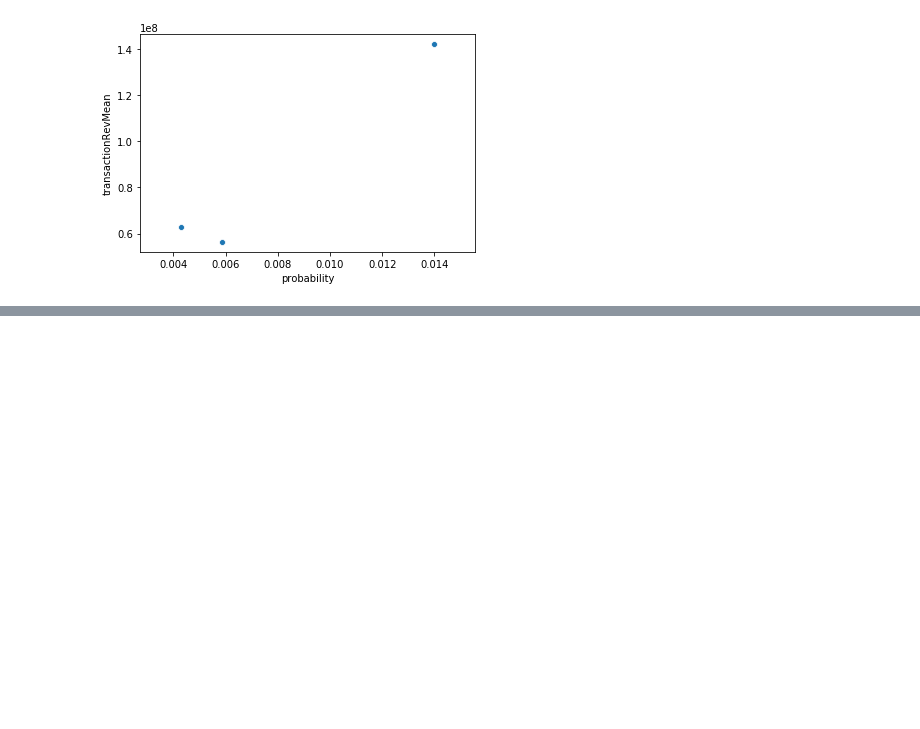
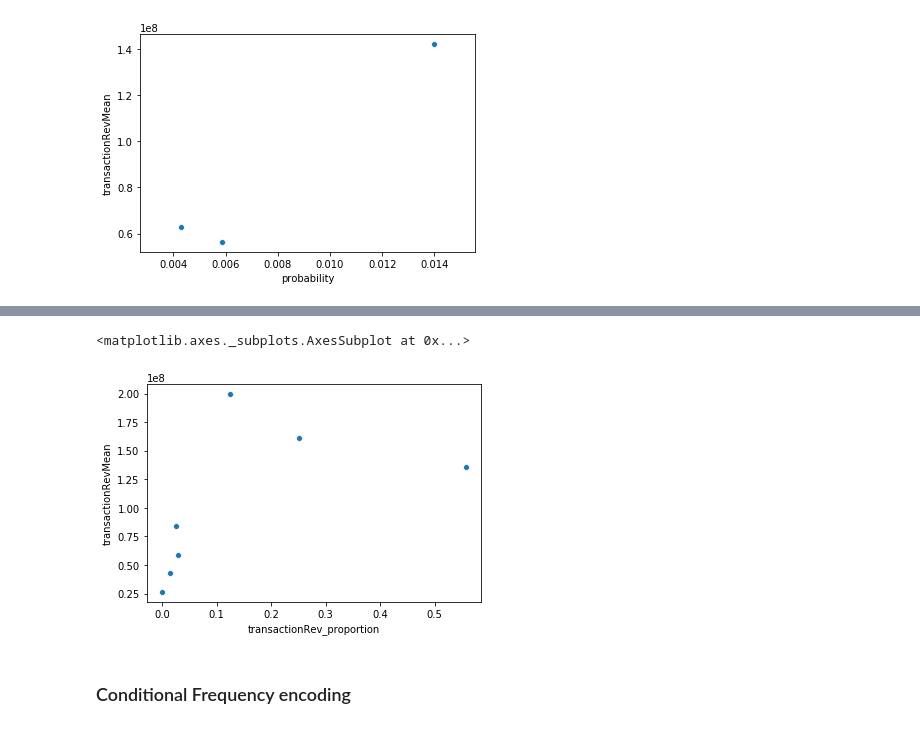
Before and after one commit to Pavan-Sangha/Kaggle-Google-Analytics-Customer-Revenue, a Jupyter notebook: feature_analysis.ipynb, the cells around one changed output, grey strips where cells are left out. Drawn from its saved outputs; the diff is of its cells as text; code cells hidden in the pictures; blank space fills up the shorter version.

Commit message:
finished analysing device features with category and OS

```diff
--- a/feature_analysis.ipynb
+++ b/feature_analysis.ipynb
@@ -385,0 +427,9 @@ sns.scatterplot(x='probability',y='transactionRevMean', data = device_category)
+# %%
+device_os = train.groupby('device.operatingSystem').agg({'totals.transactionRevenue':{'transactionRevSum':np.sum,'transactionRevMean':np.mean},'is_transaction':{'is_transaction_sum':np.sum}     })
+device_os.reset_index(inplace = True)
+device_os.columns = device_os.columns.droplevel(0)
+
+device_os['transactionRev_proportion'] = device_os['transactionRevSum']/train['totals.transactionRevenue'].sum()
+
+
+device_os
@@ -385,0 +454,7 @@ sns.scatterplot(x='probability',y='transactionRevMean', data = device_category)
+# %%
+sns.scatterplot(x='transactionRev_proportion',y='transactionRevMean', data = device_os)
+# %% [output]
+<matplotlib.axes._subplots.AxesSubplot at 0x...>
+[figure, added]
+# %% [markdown]
+### Conditional Frequency encoding
```
Also changed, not shown: parts of 11 cells of this notebook.
